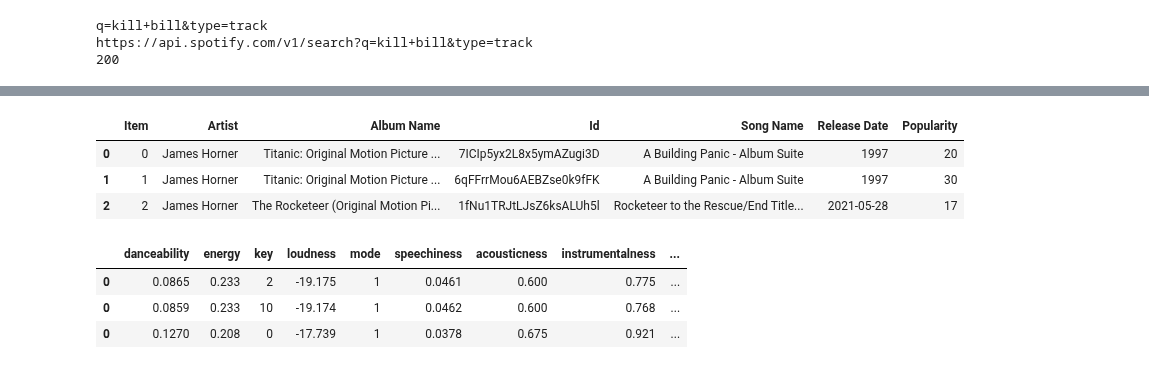
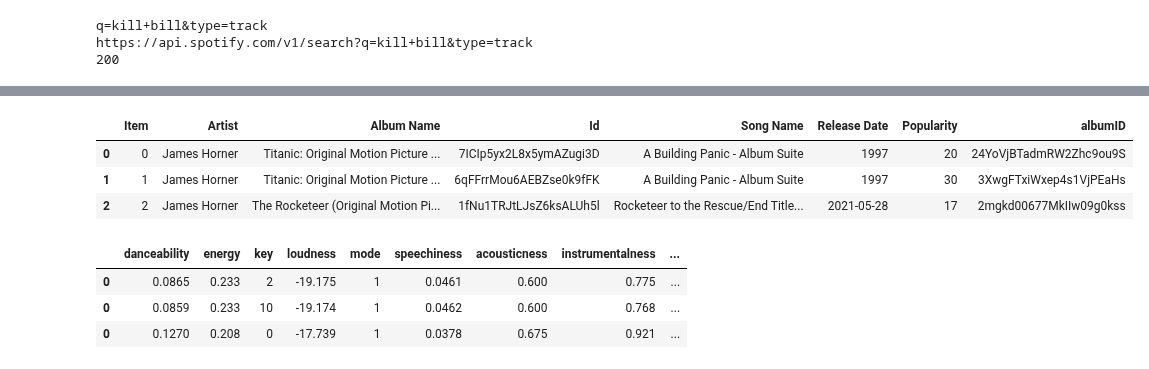
Before and after one commit to atathana/profanity_detector, a Jupyter notebook: notebooks/Spotify-use-access-token.ipynb, the cells around one changed output, grey strips where cells are left out. Cells and saved outputs as stored; diff of their text form; code cells hidden in the pictures.

```diff
--- a/notebooks/Spotify-use-access-token.ipynb
+++ b/notebooks/Spotify-use-access-token.ipynb
@@ -34,10 +34,10 @@ import base64
 # %%
 #Auth dashbord https://developer.spotify.com/dashboard/applications
 #Env value setting => open jupyter  https://www.twilio.com/blog/2017/01/how-to-set-environment-variables.html
-client_id = os.environ.get("CLIENTID")
-client_secret=os.environ.get("CLIENTSEC")
-client_id ="1c87362eaaab48df92d5a6a4ef5f41be"
-client_secret="851652f111714e2a959777fccf7ccc58"
+# client_id = os.environ.get("CLIENTID")
+# client_secret=os.environ.get("CLIENTSEC")
+client_id ="a2a39f20a23a41fa94057a7e2cb13675"
+client_secret="4dc99bfd287e44b8bde2cab06d4b3e05"
 # %%
 client_creds=f"{client_id}:{client_secret}"
 type(client_creds)
@@ -349,6 +351,6 @@ q=titanic&type=track
   'total': 10071}}
 # %%
 movie_name="titanic"
-data = spotify.search({"album": f"{movie_name}"}, search_type="playlist")
+data = spotify.search({"album": f"{movie_name}"}, search_type="track")
 data
 # %% [output]
@@ -377,4 +379,4 @@ for i, item in enumerate(data['tracks']['items']):
     track_id = item['id']
     song_name = item['name']
     popularity = item['popularity']
-    need.append((i, track['artists'][0]['name'], track['name'], track_id, song_name, track['release_date'], popularity))
+    need.append((i, track['artists'][0]['name'], track['name'], track_id, song_name, track['release_date'], popularity,item['album']["id"]))
@@ -401,11 +403,11 @@ need
 # %%
-Track_df = pd.DataFrame(need, index=None, columns=('Item', 'Artist', 'Album Name', 'Id', 'Song Name', 'Release Date', 'Popularity'))
+Track_df = pd.DataFrame(need, index=None, columns=('Item', 'Artist', 'Album Name', 'Id', 'Song Name', 'Release Date', 'Popularity',"albumID"))
 Track_df
 # %% [output]
-|  | Item | Artist | Album Name | Id | Song Name | Release Date | Popularity |
-| 0 | 0 | James Horner | Titanic: Original Motion Picture ... | 7ICIp5yx2L8x5ymAZugi3D | A Building Panic - Album Suite | 1997 | 20 |
-| 1 | 1 | James Horner | Titanic: Original Motion Picture ... | 6qFFrrMou6AEBZse0k9fFK | A Building Panic - Album Suite | 1997 | 30 |
-| 2 | 2 | James Horner | The Rocketeer (Original Motion Pi... | 1fNu1TRJtLJsZ6ksALUh5l | Rocketeer to the Rescue/End Title... | 2021-05-28 | 17 |
+|  | Item | Artist | Album Name | Id | Song Name | Release Date | Popularity | albumID |
+| 0 | 0 | James Horner | Titanic: Original Motion Picture ... | 7ICIp5yx2L8x5ymAZugi3D | A Building Panic - Album Suite | 1997 | 20 | 24YoVjBTadmRW2Zhc9ou9S |
+| 1 | 1 | James Horner | Titanic: Original Motion Picture ... | 6qFFrrMou6AEBZse0k9fFK | A Building Panic - Album Suite | 1997 | 30 | 3XwgFTxiWxep4s1VjPEaHs |
+| 2 | 2 | James Horner | The Rocketeer (Original Motion Pi... | 1fNu1TRJtLJsZ6ksALUh5l | Rocketeer to the Rescue/End Title... | 2021-05-28 | 17 | 2mgkd00677MkIIw09g0kss |
 # %%
 access_token = spotify.access_token
 
```
Also changed, not shown: parts of 27 cells of this notebook, 3 other files.
